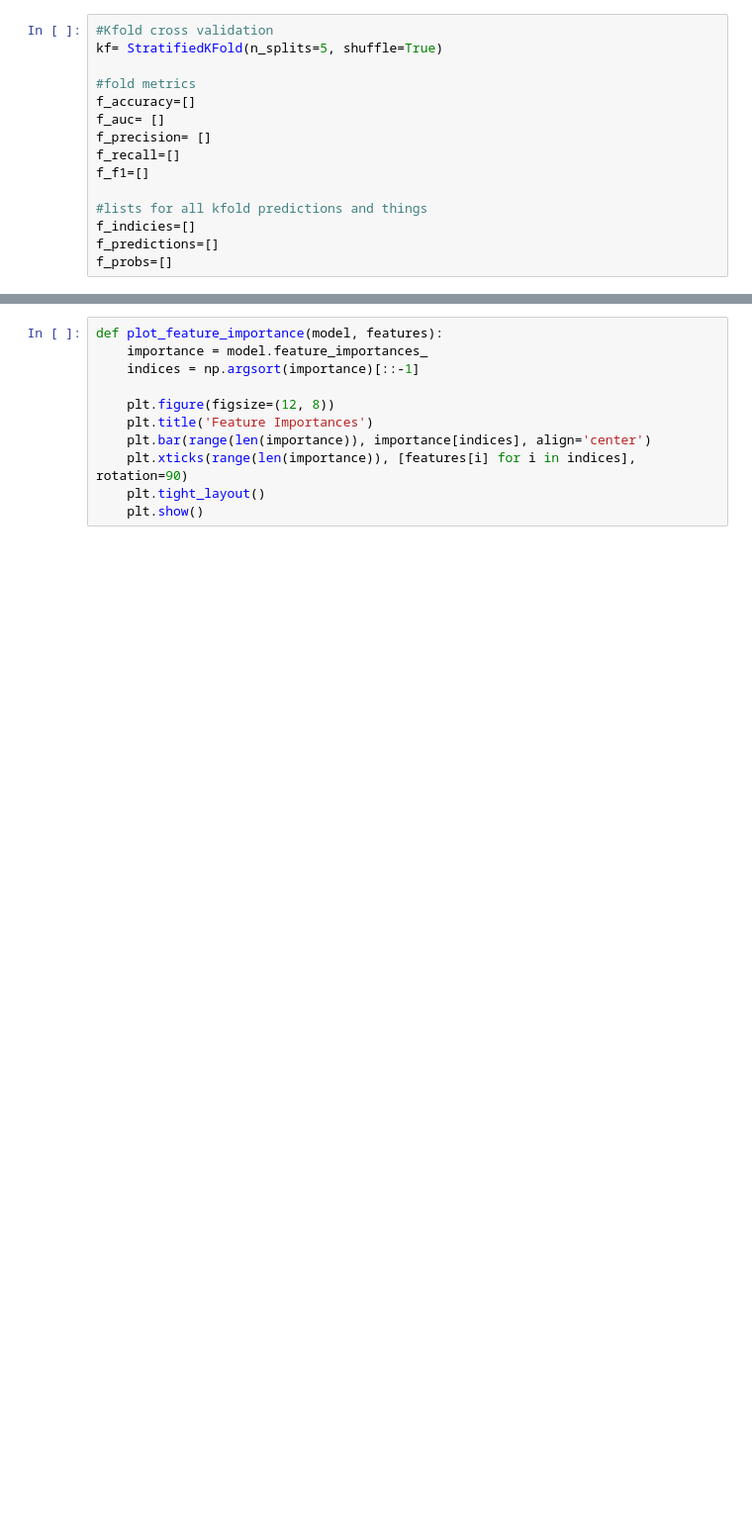
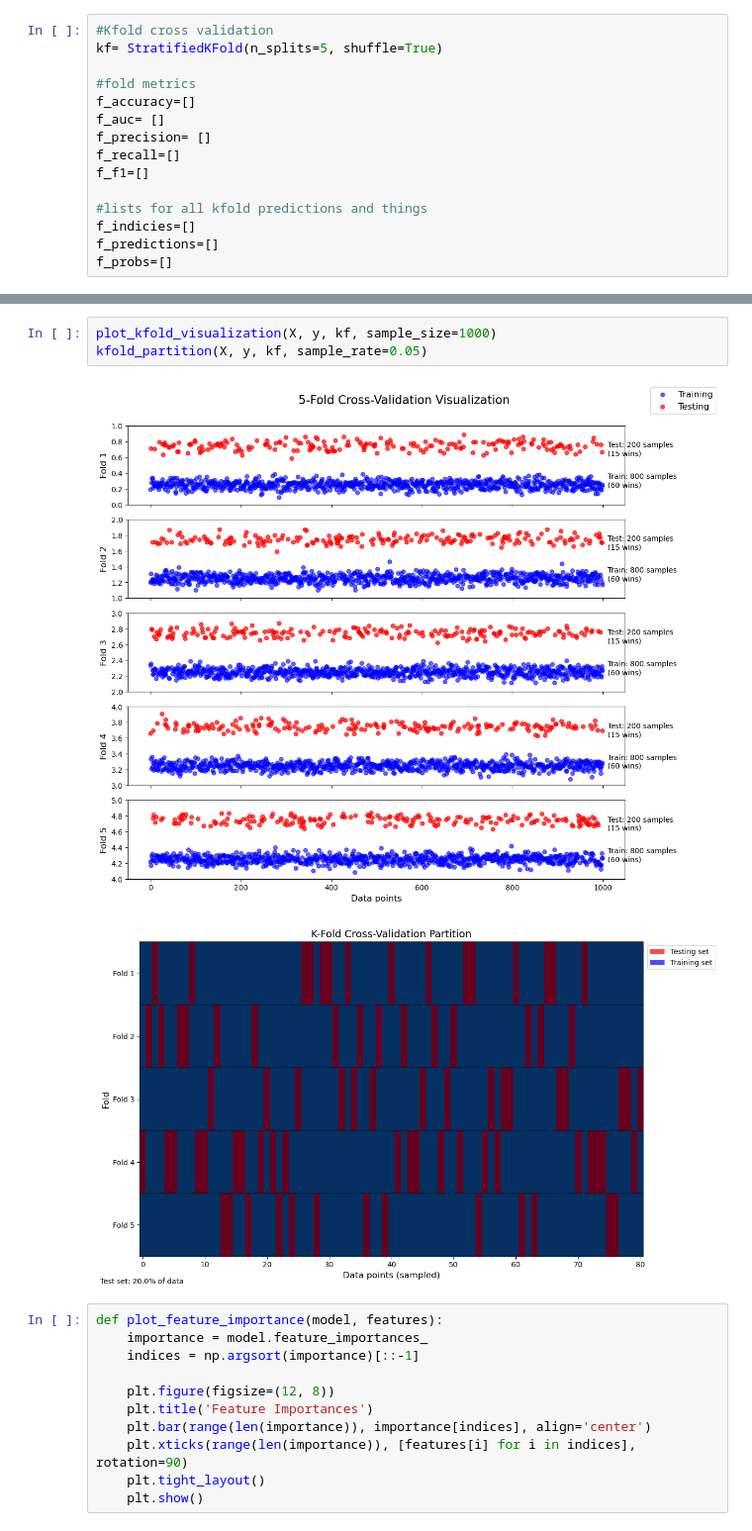
Before and after one commit to Plyrex/COMP3608-Project, a Jupyter notebook: gradient_boosting.ipynb, the cells around one changed output, grey strips where cells are left out. Shown at 99% size. Drawn from its saved outputs; the diff is of its cells as text; blank space fills up the shorter version.

```diff
--- a/gradient_boosting.ipynb
+++ b/gradient_boosting.ipynb
@@ -260,3 +286,9 @@ plot_metrics_by_fold()
+# %%
+plot_kfold_visualization(X, y, kf, sample_size=1000)
+kfold_partition(X, y, kf, sample_rate=0.05)
+# %% [output]
+[figure, added]
+[figure, added]
 # %%
 def plot_feature_importance(model, features):
     importance = model.feature_importances_
```
Also changed, not shown: parts of 21 cells of this notebook.
